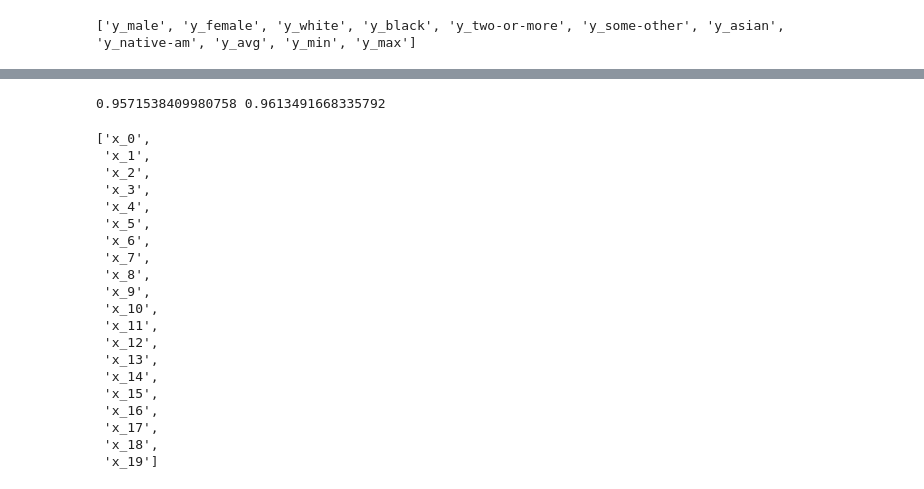
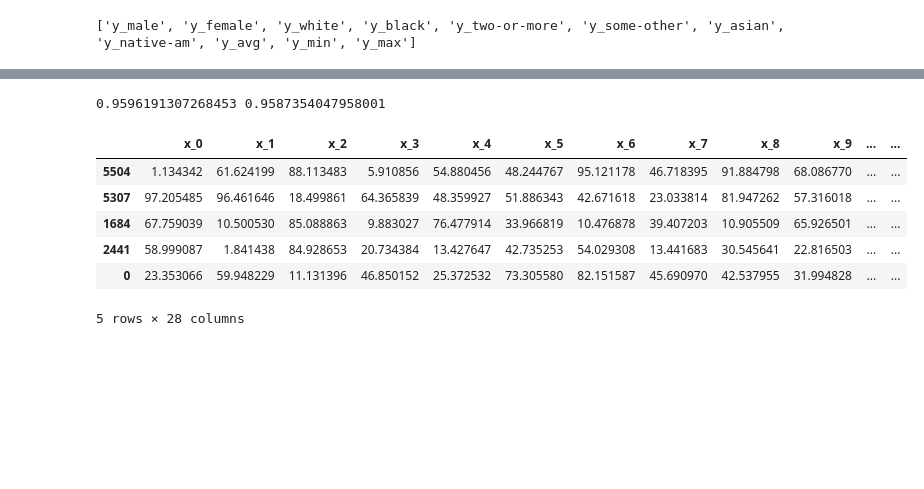
Before and after one commit to krishnacharya/multidecomp, a Jupyter notebook: synthetic_diffgroups/1data_gen.ipynb, the cells around one changed output, grey strips where cells are left out. Drawn from its saved outputs; the diff is of its cells as text; code cells hidden in the pictures; blank space fills up the shorter version.

```diff
--- a/synthetic_diffgroups/1data_gen.ipynb
+++ b/synthetic_diffgroups/1data_gen.ipynb
@@ -221,37 +202,24 @@ df_sens.drop(y_extra_og,axis= 1)
 from sklearn.model_selection import train_test_split
 random_seed = 21
 X_train, X_test, y_train, y_test = train_test_split(df_sens.drop(y_extra_og, axis =1),
-                                                    df_sens['y_avg'], test_size = 0.2,
+                                                    df_sens['y_min'], test_size = 0.2,
                                                     shuffle=True, random_state= random_seed)
 # %%
 lr = LinearRegression()
-lr.fit(X_train, y_train)
-print(lr.score(X_train, y_train), lr.score(X_test, y_test))
+lr.fit(X_train[filter_feature], y_train)
+print(lr.score(X_train[filter_feature], y_train), lr.score(X_test[filter_feature], y_test))
 # %% [output]
-0.9571538409980758 0.9613491668335792
+0.9596191307268453 0.9587354047958001
-# %%
-filter_feature
-# %% [output]
-['x_0',
- 'x_1',
- 'x_2',
- 'x_3',
- 'x_4',
- 'x_5',
- 'x_6',
- 'x_7',
- 'x_8',
- 'x_9',
- 'x_10',
- 'x_11',
- 'x_12',
- 'x_13',
- 'x_14',
- 'x_15',
- 'x_16',
- 'x_17',
- 'x_18',
- 'x_19']
+# %%
+X_train.head()
+# %% [output]
+|  | x_0 | x_1 | x_2 | x_3 | x_4 | x_5 | x_6 | x_7 | x_8 | x_9 | ... | ... |
+| 5504 | 1.134342 | 61.624199 | 88.113483 | 5.910856 | 54.880456 | 48.244767 | 95.121178 | 46.718395 | 91.884798 | 68.086770 | ... | ... |
+| 5307 | 97.205485 | 96.461646 | 18.499861 | 64.365839 | 48.359927 | 51.886343 | 42.671618 | 23.033814 | 81.947262 | 57.316018 | ... | ... |
+| 1684 | 67.759039 | 10.500530 | 85.088863 | 9.883027 | 76.477914 | 33.966819 | 10.476878 | 39.407203 | 10.905509 | 65.926501 | ... | ... |
+| 2441 | 58.999087 | 1.841438 | 84.928653 | 20.734384 | 13.427647 | 42.735253 | 54.029308 | 13.441683 | 30.545641 | 22.816503 | ... | ... |
+| 0 | 23.353066 | 59.948229 | 11.131396 | 46.850152 | 25.372532 | 73.305580 | 82.151587 | 45.690970 | 42.537955 | 31.994828 | ... | ... |
+5 rows × 28 columns
 # %%
 # similarity of models for different groups??
 from sklearn.model_selection import train_test_split
```
Also changed, not shown: parts of 9 cells of this notebook, 1 other file.
